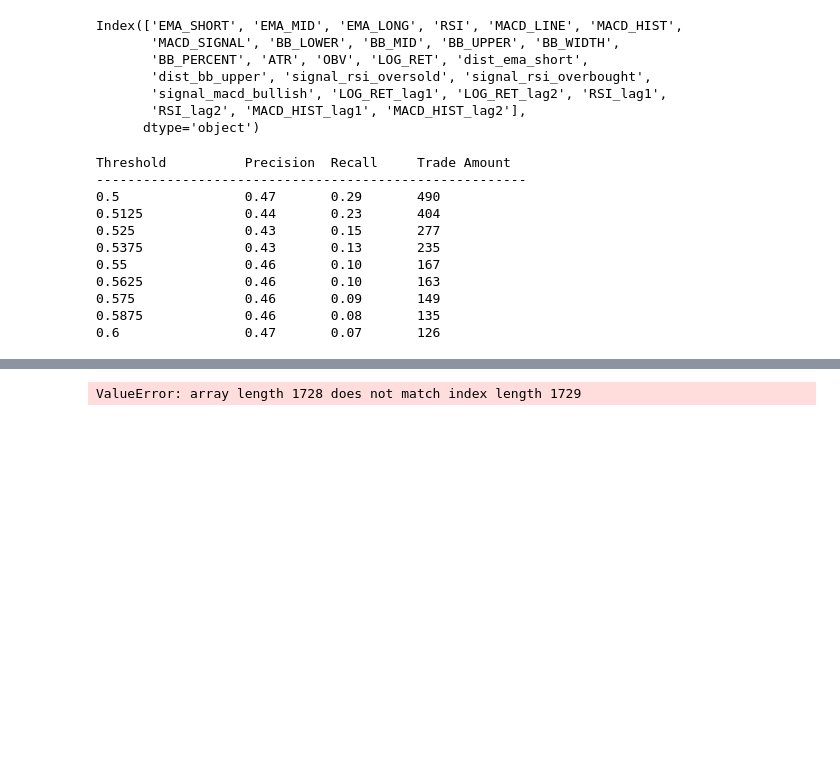
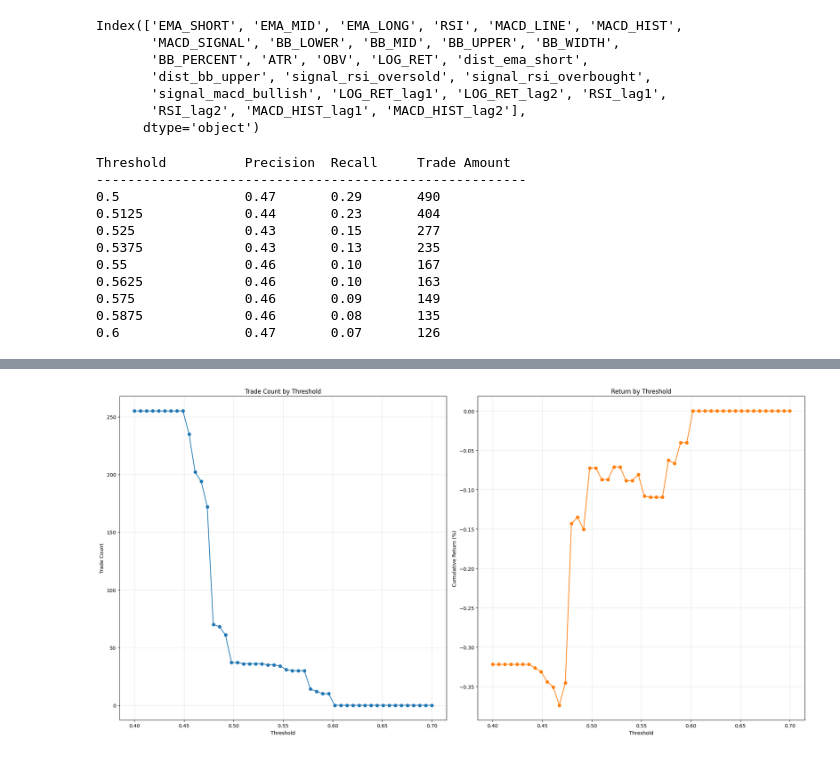
Before and after one commit to NeuralG/coin-trading-ai, a Jupyter notebook: notebooks/ai.ipynb, the cells around one changed output, grey strips where cells are left out. Cells and saved outputs as stored; diff of their text form; code cells hidden in the pictures; blank space fills up the shorter version.

Commit message:
Add amount plot

```diff
--- a/notebooks/ai.ipynb
+++ b/notebooks/ai.ipynb
@@ -291,4 +235,9 @@ Best Params:
 # %%
+fig, (ax1, ax2) = plt.subplots(1, 2, figsize=(20, 10))
+
+probs = model.predict_proba(X_backtest)[:, 1]
+
+
 analysis = pd.DataFrame(
     {
         "Symbol": df.loc[X_backtest.index, "Symbol"],
@@ -304,7 +253,8 @@ analysis = pd.DataFrame(
 analysis = analysis.sort_values("Date").reset_index(drop=True)
 
 returns = []
-thresholds = np.linspace(0, 1, 20)
+thresholds = np.linspace(0.4, 0.7, 50)
+trade_amounts = []
 
 for threshold in thresholds:
 
@@ -313,6 +263,8 @@ for threshold in thresholds:
     COMMISSION = 0.001
     INITIAL_CAPITAL = 10000.0
     HOLD_PERIOD = 8
+
+    trade_count = 0
 
     analysis["Signal"] = (analysis["Prob"] > threshold).astype(int)
 
@@ -351,37 +303,47 @@ for threshold in thresholds:
 
                 execute_exit = True
 
             elif hit_tp:
                 exit_price = (
                     max(current_open, tp_price) if current_open > tp_price else tp_price
                 )
 
                 execute_exit = True
 
             elif time_exit:
                 exit_price = current_close
                 execute_exit = True
 
             if execute_exit:
                 raw_return = (exit_price - entry_price) / entry_price
                 current_capital = current_capital * (1 + raw_return - COMMISSION)
                 in_trade = False
 
         elif not in_trade:
             if signals[i] == 1:
                 in_trade = True
                 entry_price = current_open
                 exit_step_limit = i + HOLD_PERIOD
+                trade_count += 1
 
     total_return = (current_capital - INITIAL_CAPITAL) / INITIAL_CAPITAL
     returns.append(total_return)
+    trade_amounts.append(trade_count)
 
 
-plt.figure(figsize=(10, 6))
-plt.plot(thresholds, returns, marker="o")
-plt.title("Return by Threshold")
-plt.xlabel("Threshold")
-plt.ylabel("Cumulative Return (%)")
-plt.grid(True, alpha=0.3)
+ax1.plot(thresholds, trade_amounts, marker="o", color="tab:blue")
+ax1.set_title("Trade Count by Threshold")
+ax1.set_xlabel("Threshold")
+ax1.set_ylabel("Trade Count")
+ax1.grid(True, alpha=0.3)
+
+ax2.plot(thresholds, returns, marker="o", color="tab:orange")
+ax2.set_title("Return by Threshold")
+ax2.set_xlabel("Threshold")
+ax2.set_ylabel("Cumulative Return (%)")
+ax2.grid(True, alpha=0.3)
+
+plt.tight_layout()
+plt.show()
 # %% [output]
-ValueError: array length 1728 does not match index length 1729
+[figure, added]
```
Also changed, not shown: parts of 2 cells of this notebook.
